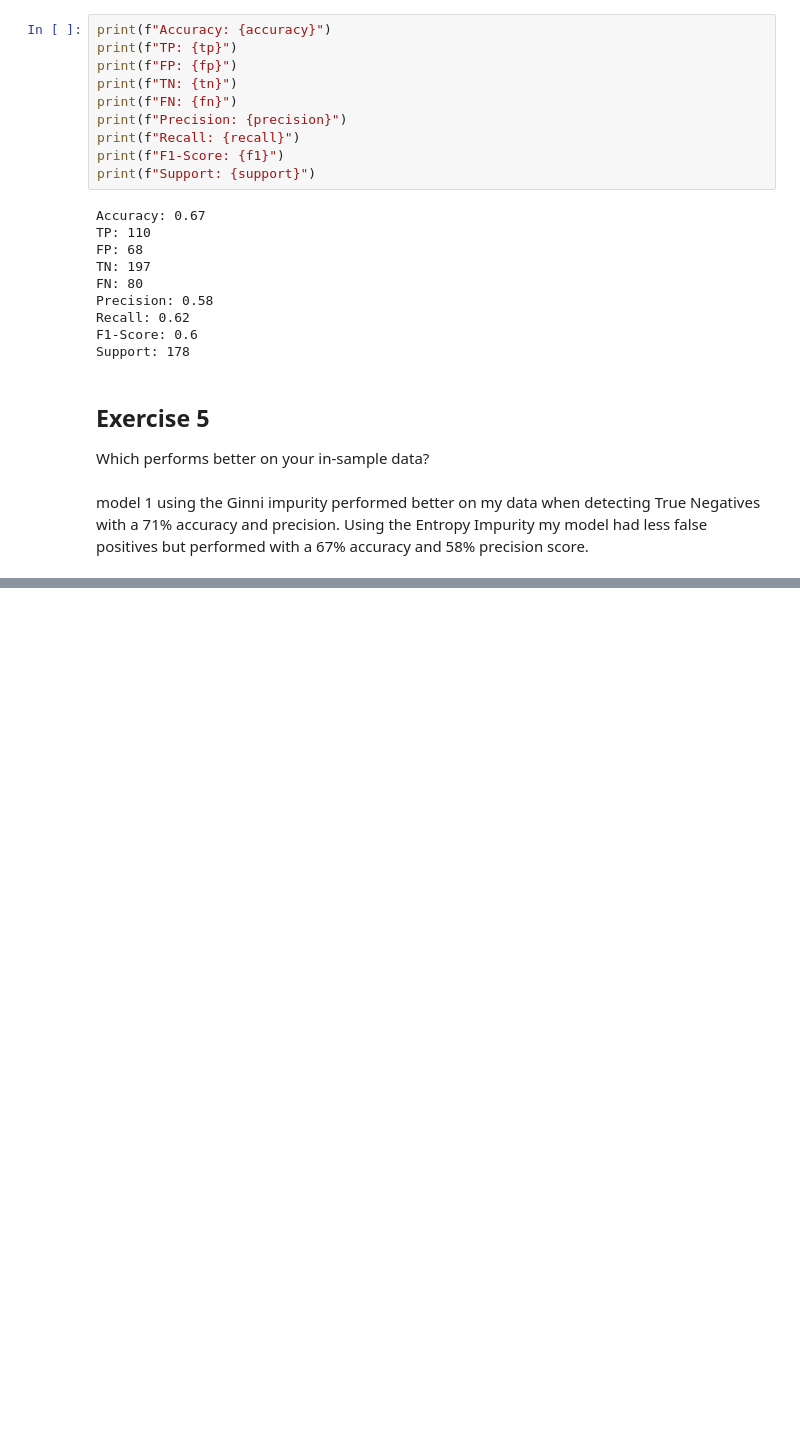
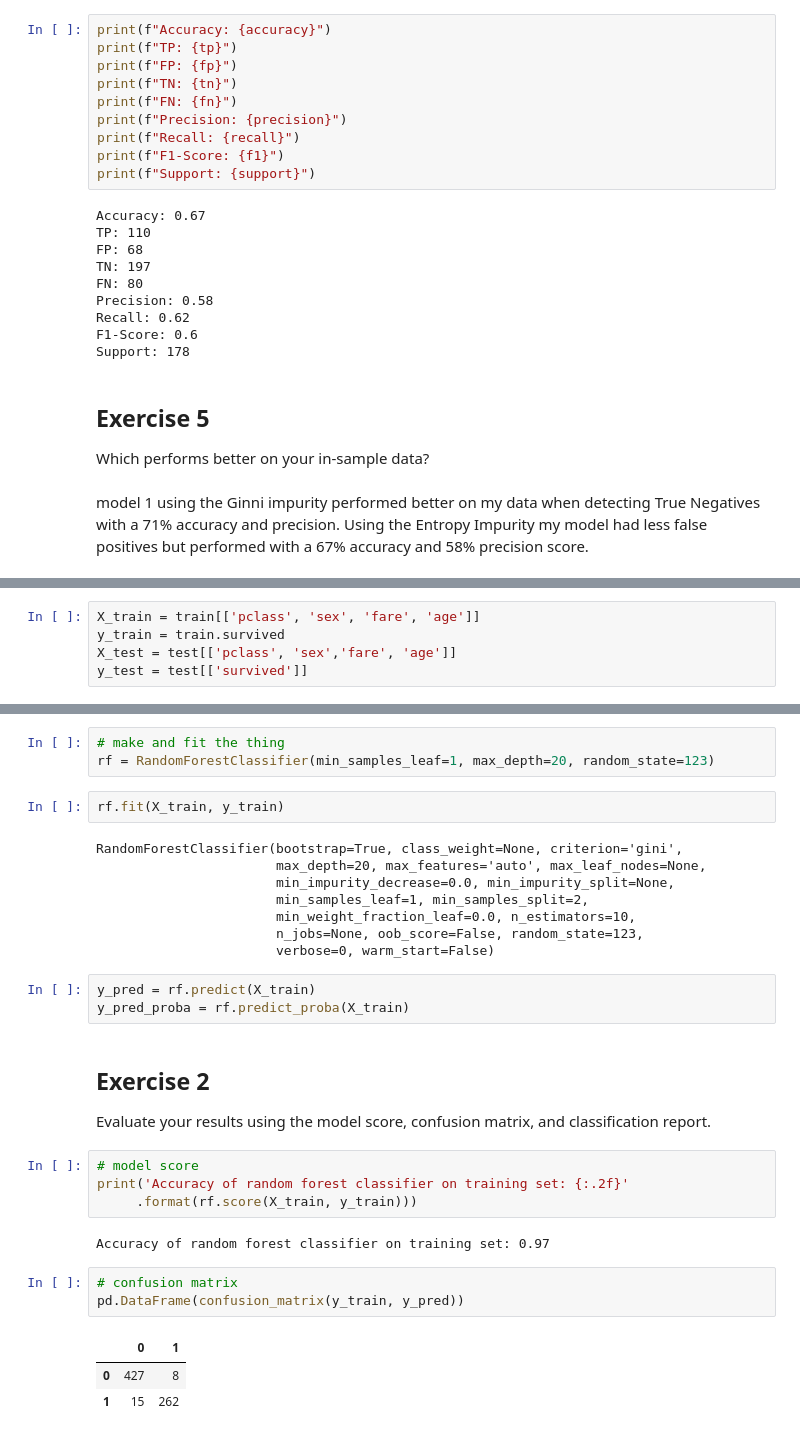
Before and after one commit to jivemachine/ds-methodologies-exercises, a Jupyter notebook: classification/model.ipynb, the cells around one changed output, grey strips where cells are left out. Saved outputs shown, nothing was run; the diff lists cells and outputs as text; blank space fills up the shorter version.

Commit message:
added randomforest exercise"

```diff
--- a/classification/model.ipynb
+++ b/classification/model.ipynb
@@ -555,0 +611,5 @@ NameError: name 'graphviz' is not defined
+# %%
+X_train = train[['pclass', 'sex', 'fare', 'age']]
+y_train = train.survived
+X_test = test[['pclass', 'sex','fare', 'age']]
+y_test = test[['survived']]
@@ -555,0 +631,32 @@ NameError: name 'graphviz' is not defined
+# %%
+# make and fit the thing
+rf = RandomForestClassifier(min_samples_leaf=1, max_depth=20, random_state=123)
+# %%
+rf.fit(X_train, y_train)
+# %% [output]
+RandomForestClassifier(bootstrap=True, class_weight=None, criterion='gini',
+                       max_depth=20, max_features='auto', max_leaf_nodes=None,
+                       min_impurity_decrease=0.0, min_impurity_split=None,
+                       min_samples_leaf=1, min_samples_split=2,
+                       min_weight_fraction_leaf=0.0, n_estimators=10,
+                       n_jobs=None, oob_score=False, random_state=123,
+                       verbose=0, warm_start=False)
+# %%
+y_pred = rf.predict(X_train)
+y_pred_proba = rf.predict_proba(X_train)
+# %% [markdown]
+## Exercise 2
+Evaluate your results using the model score, confusion matrix, and classification report.
+# %%
+# model score
+print('Accuracy of random forest classifier on training set: {:.2f}'
+     .format(rf.score(X_train, y_train)))
+# %% [output]
+Accuracy of random forest classifier on training set: 0.97
+# %%
+# confusion matrix
+pd.DataFrame(confusion_matrix(y_train, y_pred))
+# %% [output]
+|  | 0 | 1 |
+| 0 | 427 | 8 |
+| 1 | 15 | 262 |
```
Also changed, not shown: parts of 38 cells of this notebook, 2 other files.
